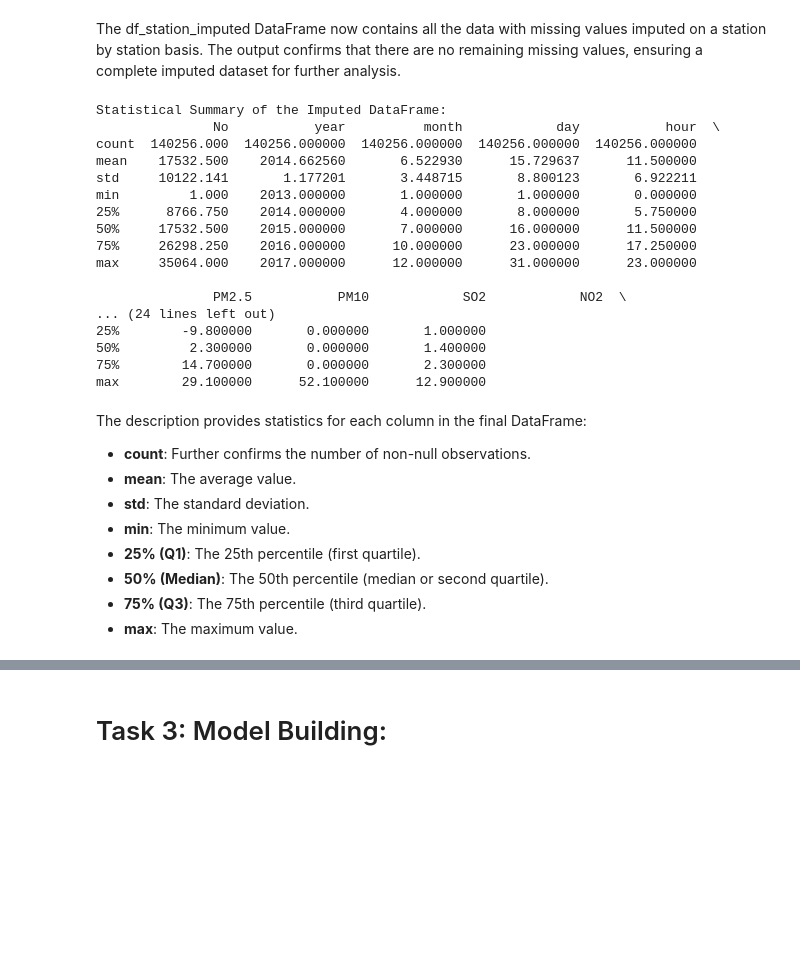
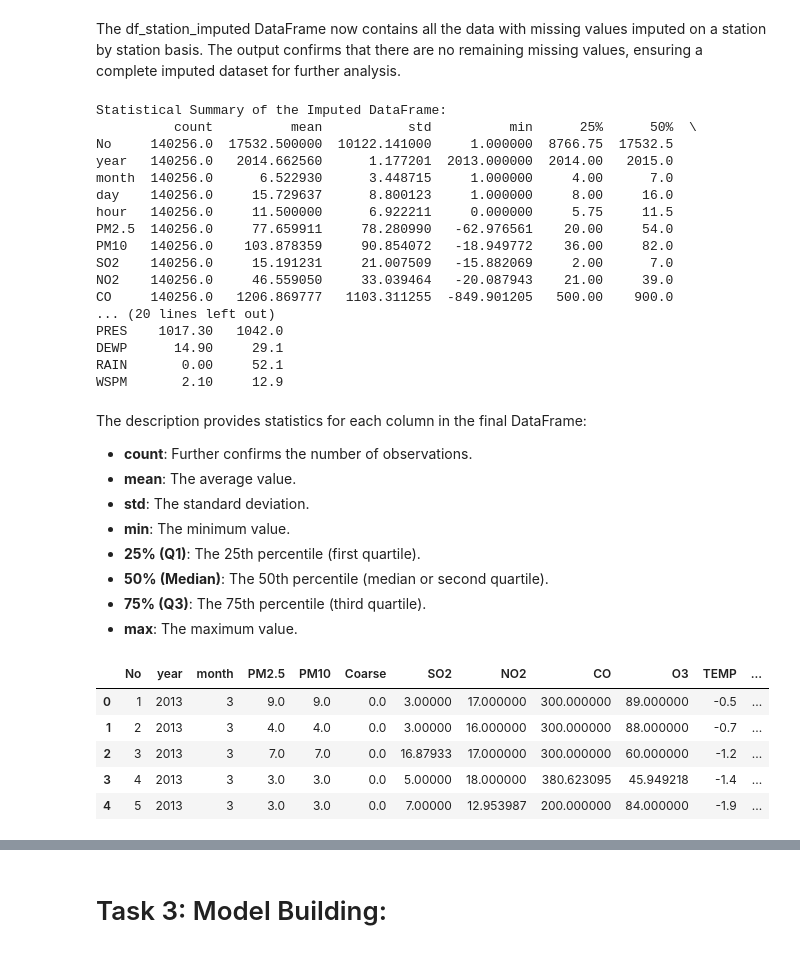
Before and after one commit to Obscuriosity/Programming_For_Data_Analysis, a Jupyter notebook: ST20214513_CMP7005_PRAC_1.ipynb, the cells around one changed output, grey strips where cells are left out. Drawn from its saved outputs; the diff is of its cells as text; code cells hidden in the pictures; blank space fills up the shorter version.

```diff
--- a/ST20214513_CMP7005_PRAC_1.ipynb
+++ b/ST20214513_CMP7005_PRAC_1.ipynb
@@ -260,29 +268,29 @@ The df_station_imputed DataFrame now contains all the data with missing values i
 # %%
 # Generate a statistical summary of the imputed DataFrame
 print("Statistical Summary of the Imputed DataFrame:")
-print(df_station_imputed.describe())
+print(df_station_imputed.describe().T)
 # %% [output]
 Statistical Summary of the Imputed DataFrame:
-               No           year          month            day           hour  \
-count  140256.000  140256.000000  140256.000000  140256.000000  140256.000000
-mean    17532.500    2014.662560       6.522930      15.729637      11.500000
-std     10122.141       1.177201       3.448715       8.800123       6.922211
-min         1.000    2013.000000       1.000000       1.000000       0.000000
-25%      8766.750    2014.000000       4.000000       8.000000       5.750000
-50%     17532.500    2015.000000       7.000000      16.000000      11.500000
-75%     26298.250    2016.000000      10.000000      23.000000      17.250000
-max     35064.000    2017.000000      12.000000      31.000000      23.000000
-
-               PM2.5           PM10            SO2            NO2  \
-... (24 lines left out)
-25%        -9.800000       0.000000       1.000000
-50%         2.300000       0.000000       1.400000
-75%        14.700000       0.000000       2.300000
-max        29.100000      52.100000      12.900000
+          count          mean           std          min      25%      50%  \
+No     140256.0  17532.500000  10122.141000     1.000000  8766.75  17532.5
+year   140256.0   2014.662560      1.177201  2013.000000  2014.00   2015.0
+month  140256.0      6.522930      3.448715     1.000000     4.00      7.0
+day    140256.0     15.729637      8.800123     1.000000     8.00     16.0
+hour   140256.0     11.500000      6.922211     0.000000     5.75     11.5
+PM2.5  140256.0     77.659911     78.280990   -62.976561    20.00     54.0
+PM10   140256.0    103.878359     90.854072   -18.949772    36.00     82.0
+SO2    140256.0     15.191231     21.007509   -15.882069     2.00      7.0
+NO2    140256.0     46.559050     33.039464   -20.087943    21.00     39.0
+CO     140256.0   1206.869777   1103.311255  -849.901205   500.00    900.0
+... (20 lines left out)
+PRES    1017.30   1042.0
+DEWP      14.90     29.1
+RAIN       0.00     52.1
+WSPM       2.10     12.9
 # %% [markdown]
 The description provides statistics for each column in the final DataFrame:
 
-*   **count**: Further confirms the number of non-null observations.
+*   **count**: Further confirms the number of observations.
 *   **mean**: The average value.
 *   **std**: The standard deviation.
 *   **min**: The minimum value.
@@ -290,3 +298,22 @@ The description provides statistics for each column in the final DataFrame:
 *   **50% (Median)**: The 50th percentile (median or second quartile).
 *   **75% (Q3)**: The 75th percentile (third quartile).
 *   **max**: The maximum value.
+# %%
+# turn 'df_station_imputed' back to df for brevity
+df = df_station_imputed
+# convert date and time to 'datetime'format.
+df['datetime'] = pd.to_datetime(df[['year', 'month', 'day', 'hour']])
+# drop day and hour columns as datetime can be used now.
+df = df.drop(columns=['day', 'hour'])
+# add a 'coarse' column to record the PM10 values with the finer PM2.5 values subtracted.
+df['Coarse'] = df['PM10'] - df['PM2.5']
+col = df.pop('Coarse')
+df.insert(5, col.name, col)
+df.head()
+# %% [output]
+|  | No | year | month | PM2.5 | PM10 | Coarse | SO2 | NO2 | CO | O3 | TEMP | ... |
+| 0 | 1 | 2013 | 3 | 9.0 | 9.0 | 0.0 | 3.00000 | 17.000000 | 300.000000 | 89.000000 | -0.5 | ... |
+| 1 | 2 | 2013 | 3 | 4.0 | 4.0 | 0.0 | 3.00000 | 16.000000 | 300.000000 | 88.000000 | -0.7 | ... |
+| 2 | 3 | 2013 | 3 | 7.0 | 7.0 | 0.0 | 16.87933 | 17.000000 | 300.000000 | 60.000000 | -1.2 | ... |
+| 3 | 4 | 2013 | 3 | 3.0 | 3.0 | 0.0 | 5.00000 | 18.000000 | 380.623095 | 45.949218 | -1.4 | ... |
+| 4 | 5 | 2013 | 3 | 3.0 | 3.0 | 0.0 | 7.00000 | 12.953987 | 200.000000 | 84.000000 | -1.9 | ... |
```
Also changed, not shown: parts of 18 cells of this notebook.
